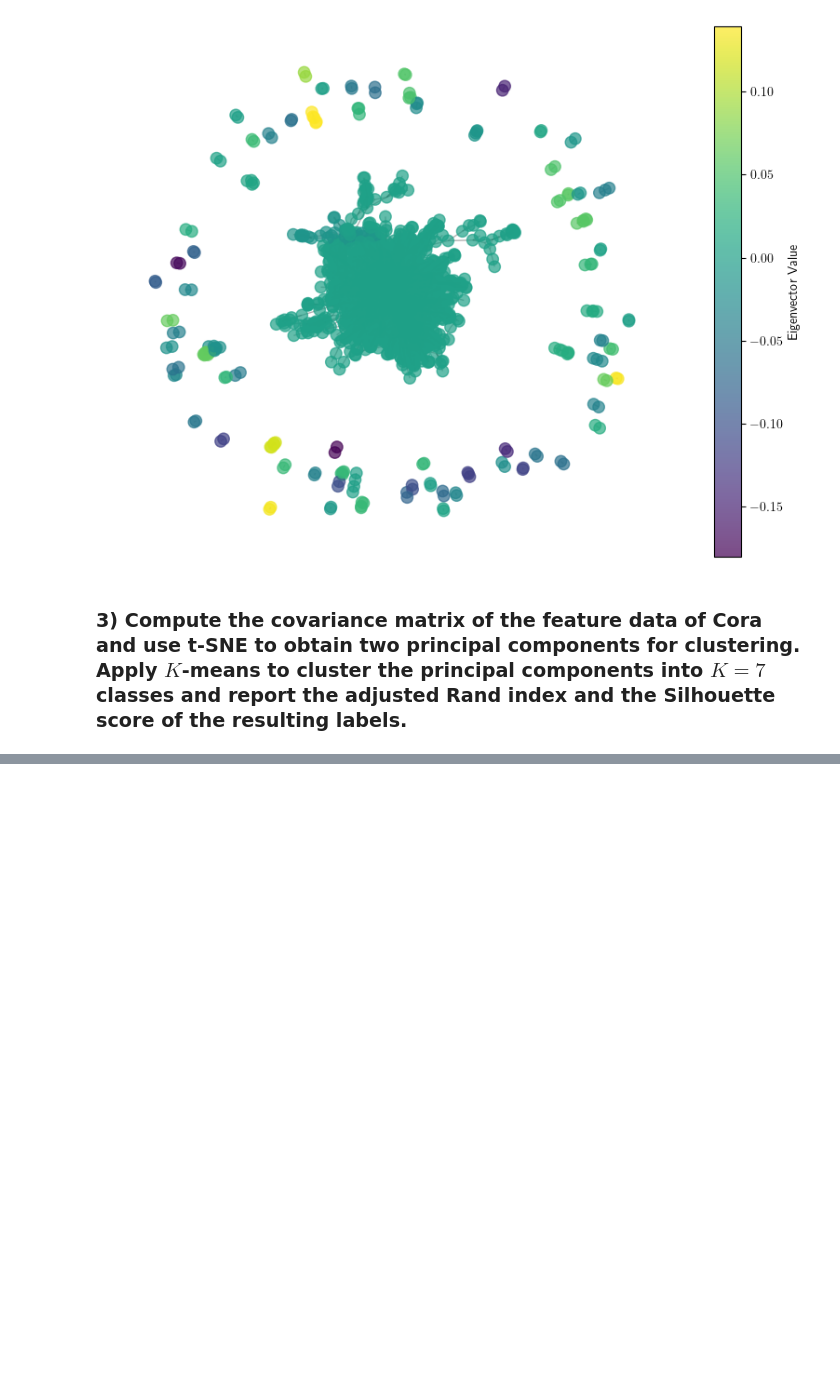
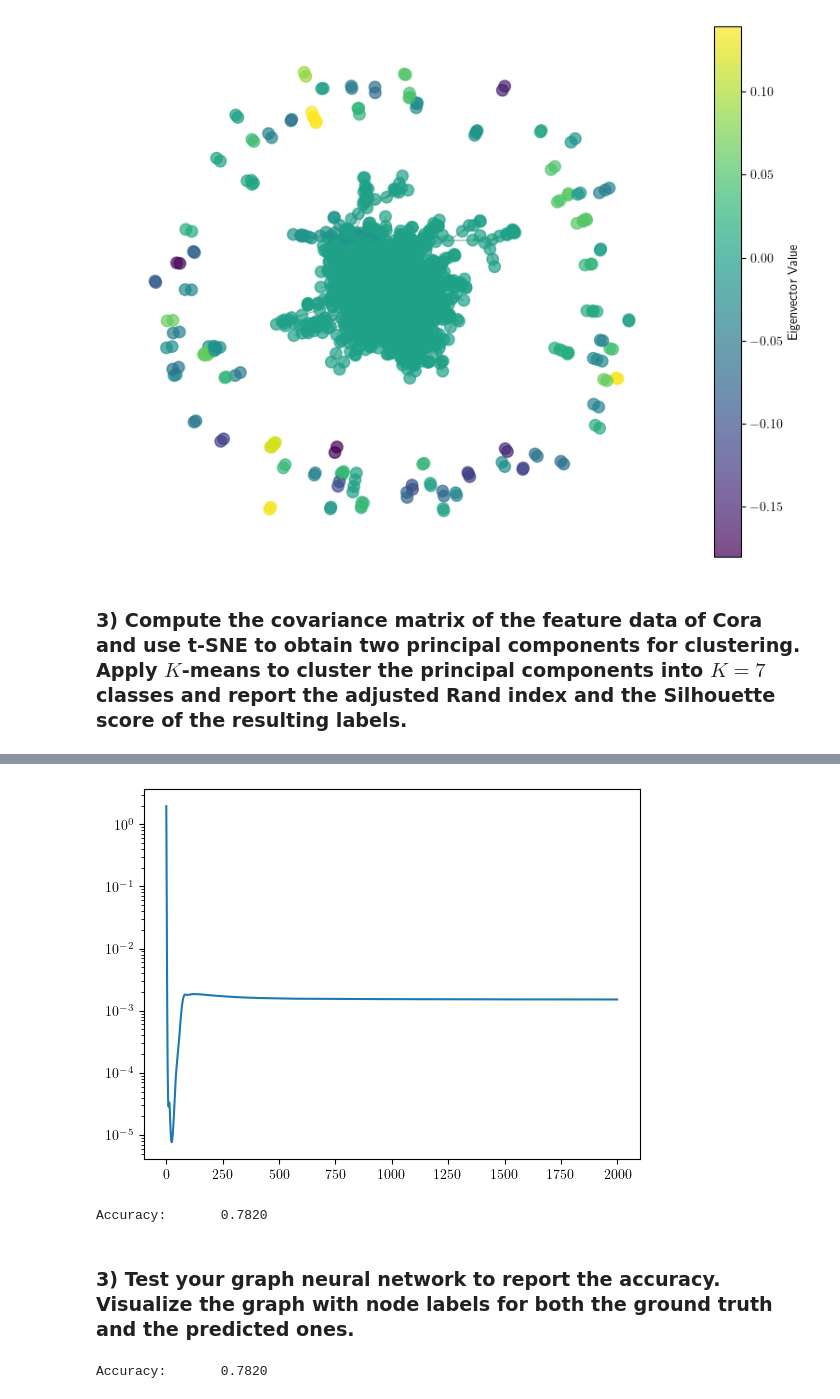
Before and after one commit to rb668/ECE-5260-rb668, a Jupyter notebook: mt2.ipynb, the cells around one changed output, grey strips where cells are left out. Drawn from its saved outputs; the diff is of its cells as text; code cells hidden in the pictures; blank space fills up the shorter version.

```diff
--- a/mt2.ipynb
+++ b/mt2.ipynb
@@ -214,0 +328,20 @@ plt.show()
+# %%
+import torch.nn.functional as F
+from torch_geometric.nn import ChebConv
+
+class GCN(torch.nn.Module):
+    def __init__(self, *args, **kwargs):
+        super().__init__(*args, **kwargs)
+
+        self.conv1 = ChebConv(cora_dataset.num_features, 40, K= 5)
+        self.conv2 = ChebConv(40, cora_dataset.num_classes, K= 5)
+
+    def forward(self, data):
+        x, edge_index = data.x, data.edge_index
+
+        x = self.conv1(x, edge_index)
+        x = F.relu(x)
+        x = self.conv2(x, edge_index)
+        x = F.log_softmax(x, dim= 1)
+
+        return x
@@ -214,0 +350,39 @@ plt.show()
+# %%
+l_rate = 0.01
+w_decay = 5e-4
+
+device = torch.device('cuda' if torch.cuda.is_available() else 'cpu')
+
+model = GCN().to(device)
+data = cora_dataset[0].to(device)
+optimizer = torch.optim.Adam(model.parameters(), lr= l_rate, weight_decay= w_decay)
+
+n_epochs = 2000
+epochs = np.arange(n_epochs)
+train_loss = np.zeros((n_epochs,))
+
+model.train()
+for epoch in range(n_epochs):
+    optimizer.zero_grad()
+    out = model(data)
+    loss = F.nll_loss(out[data.train_mask], data.y[data.train_mask])
+    loss.backward()
+    optimizer.step()
+    train_loss[epoch] = loss
+
+plt.plot(epochs, train_loss)
+plt.yscale("log")
+plt.show()
+# %% [output]
+[figure, added]
+Accuracy:       0.7820
+# %% [markdown]
+### 3) Test your graph neural network to report the accuracy. Visualize the graph with node labels for both the ground truth and the predicted ones.
+# %%
+model.eval()
+pred = model(data).argmax(dim= 1)
+correct = (pred[data.test_mask] == data.y[data.test_mask]).sum()
+acc = int(correct) / int(data.test_mask.sum())
+print(f"Accuracy:\t{acc:.4f}")
+# %% [output]
+Accuracy:       0.7820
```
Also changed, not shown: parts of 9 cells of this notebook.
